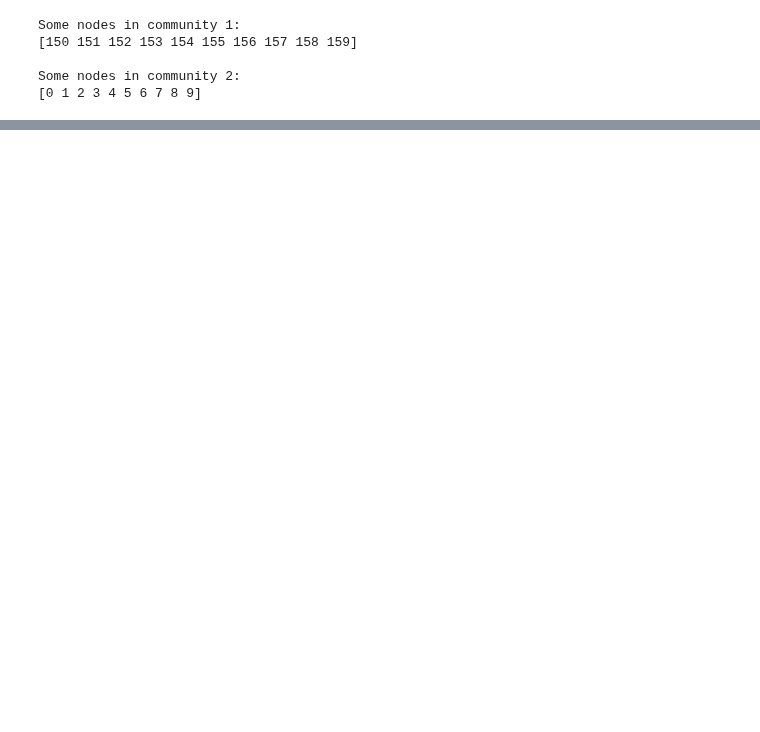
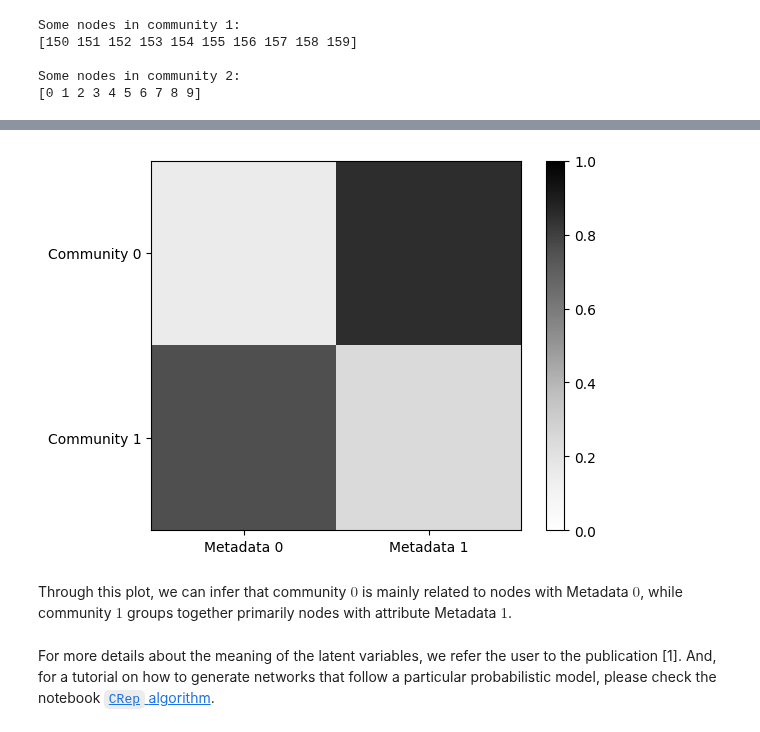
Before and after one commit to MPI-IS/probinet, a Jupyter notebook: doc/source/tutorials/MTCov.ipynb, the cells around one changed output, grey strips where cells are left out. Cells and saved outputs as stored; diff of their text form; code cells hidden in the pictures; blank space fills up the shorter version.

Commit message:
Update tutorial with MTCOV

```diff
--- a/doc/source/tutorials/MTCov.ipynb
+++ b/doc/source/tutorials/MTCov.ipynb
@@ -397 +447,16 @@ Some nodes in community 2:
+# %%
+plt.imshow(beta, cmap='Greys', interpolation='none', vmin=0, vmax=1)
+
+plt.xticks([0,1], ['Metadata 0', 'Metadata 1'])
+plt.yticks([0,1], ['Community 0', 'Community 1'])
+
+plt.colorbar()
+plt.show()
+# %% [output]
+[figure, added]
+# %% [markdown]
+Through this plot, we can infer that community $0$ is mainly related to nodes with Metadata $0$, while community $1$ groups together primarily nodes with attribute Metadata $1$.
+# %% [markdown]
+For more details about the meaning of the latent variables, we refer the user to the publication [1]. And, for a tutorial on how to generate networks that follow a particular probabilistic model,
+please check the notebook [`CRep` algorithm](./CRep.ipynb).
 # %% [markdown]
```
Also changed, not shown: parts of 28 cells of this notebook.
